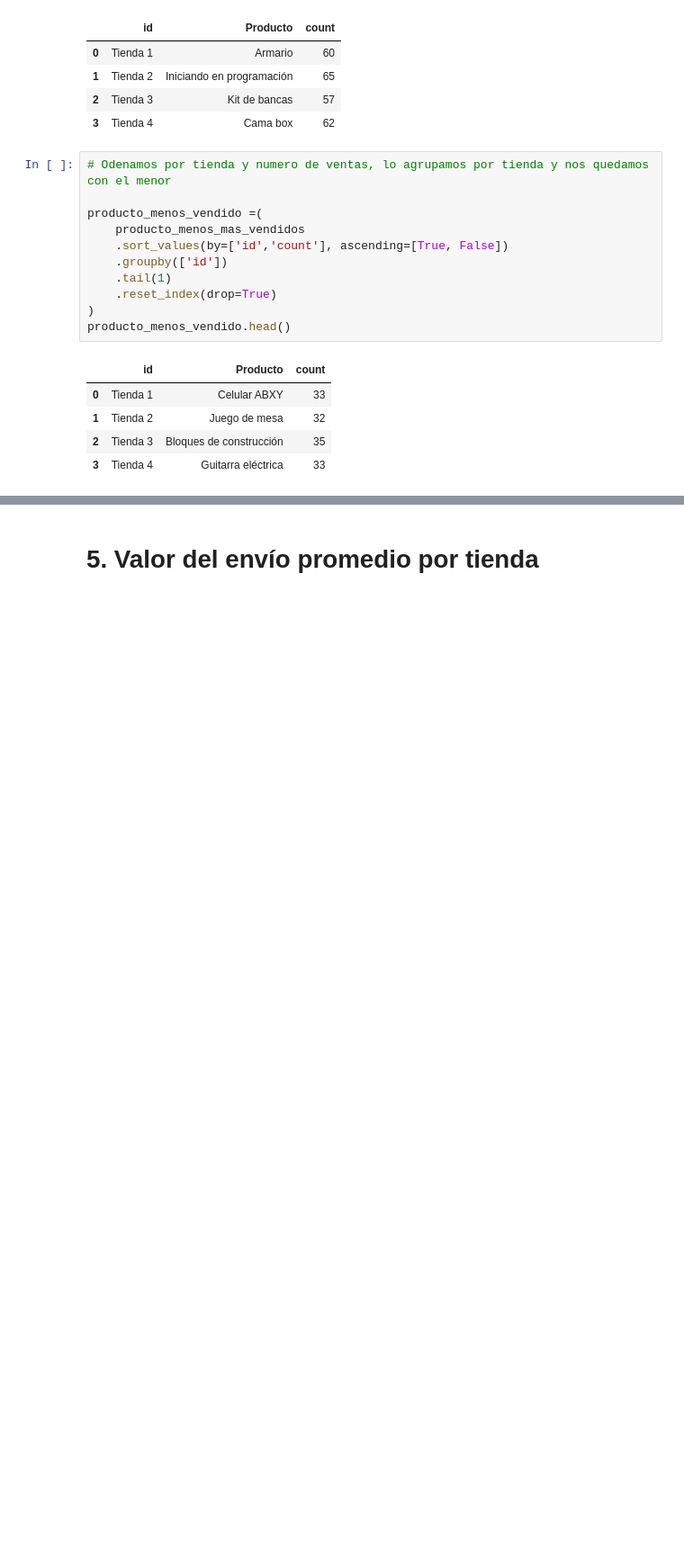
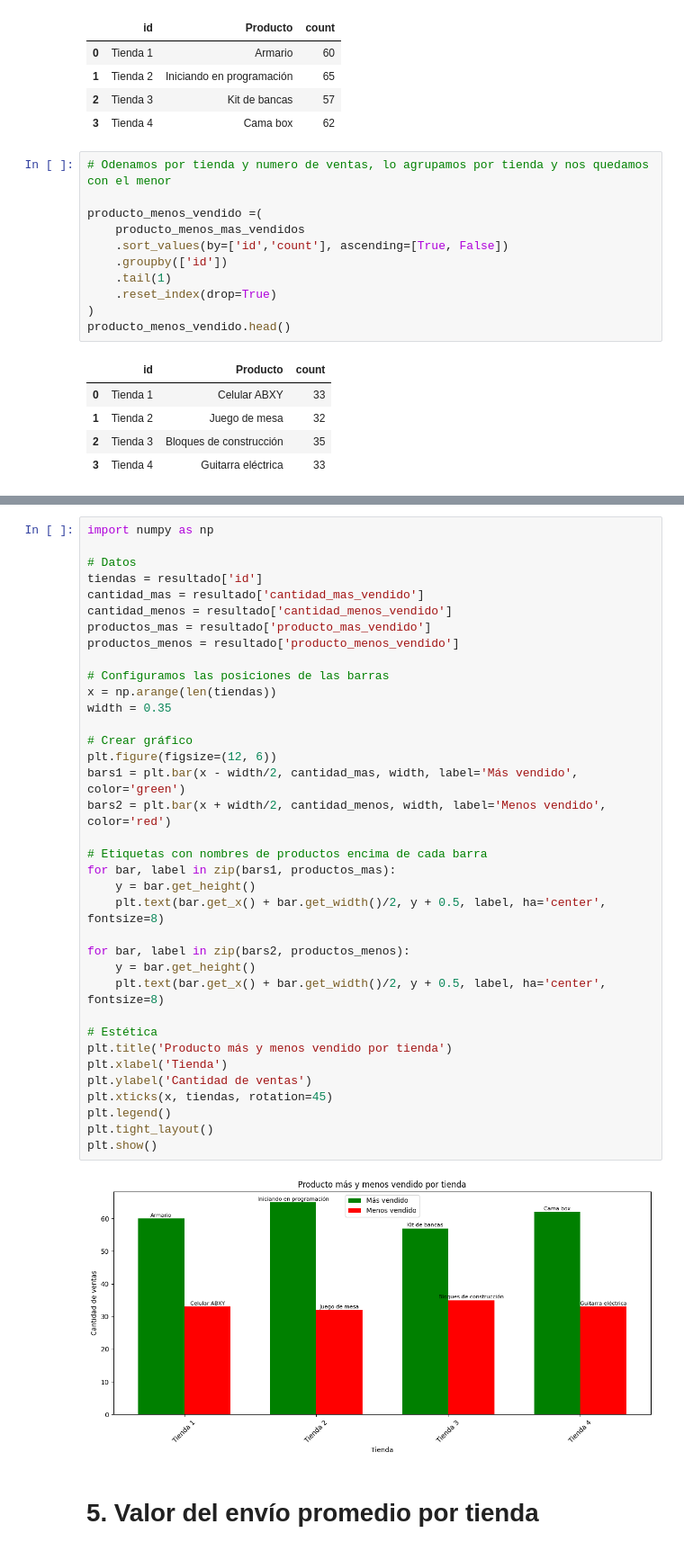
Before and after one commit to Yasna79/Challenge-1-Alura-Stores, a Jupyter notebook: AluraStoreLatam.ipynb, the cells around one changed output, grey strips where cells are left out. Shown at 90% size. Cells and saved outputs as stored; diff of their text form; blank space fills up the shorter version.

```diff
--- a/AluraStoreLatam.ipynb
+++ b/AluraStoreLatam.ipynb
@@ -167,5 +206,43 @@ resultado.head()
 | 1 | Tienda 2 | Iniciando en programación | 65 | Juego de mesa | 32 |
 | 2 | Tienda 3 | Kit de bancas | 57 | Bloques de construcción | 35 |
 | 3 | Tienda 4 | Cama box | 62 | Guitarra eléctrica | 33 |
+# %%
+import numpy as np
+
+# Datos
+tiendas = resultado['id']
+cantidad_mas = resultado['cantidad_mas_vendido']
+cantidad_menos = resultado['cantidad_menos_vendido']
+productos_mas = resultado['producto_mas_vendido']
+productos_menos = resultado['producto_menos_vendido']
+
+# Configuramos las posiciones de las barras
+x = np.arange(len(tiendas))
+width = 0.35
+
+# Crear gráfico
+plt.figure(figsize=(12, 6))
+bars1 = plt.bar(x - width/2, cantidad_mas, width, label='Más vendido', color='green')
+bars2 = plt.bar(x + width/2, cantidad_menos, width, label='Menos vendido', color='red')
+
+# Etiquetas con nombres de productos encima de cada barra
+for bar, label in zip(bars1, productos_mas):
+    y = bar.get_height()
+    plt.text(bar.get_x() + bar.get_width()/2, y + 0.5, label, ha='center', fontsize=8)
+
+for bar, label in zip(bars2, productos_menos):
+    y = bar.get_height()
+    plt.text(bar.get_x() + bar.get_width()/2, y + 0.5, label, ha='center', fontsize=8)
+
+# Estética
+plt.title('Producto más y menos vendido por tienda')
+plt.xlabel('Tienda')
+plt.ylabel('Cantidad de ventas')
+plt.xticks(x, tiendas, rotation=45)
+plt.legend()
+plt.tight_layout()
+plt.show()
+# %% [output]
+[figure, added]
 # %% [markdown]
 # 5. Valor del envío promedio por tienda
```
Also changed, not shown: parts of 3 cells of this notebook.
